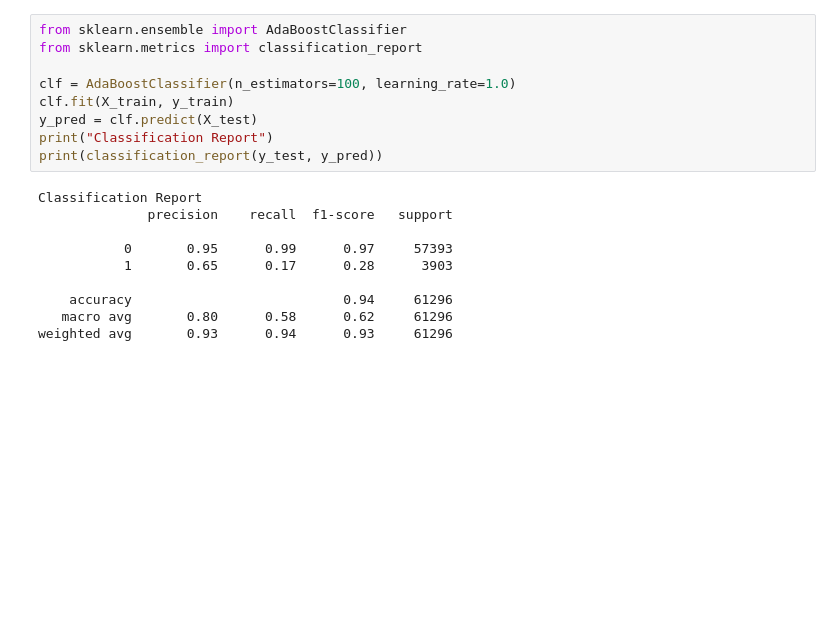
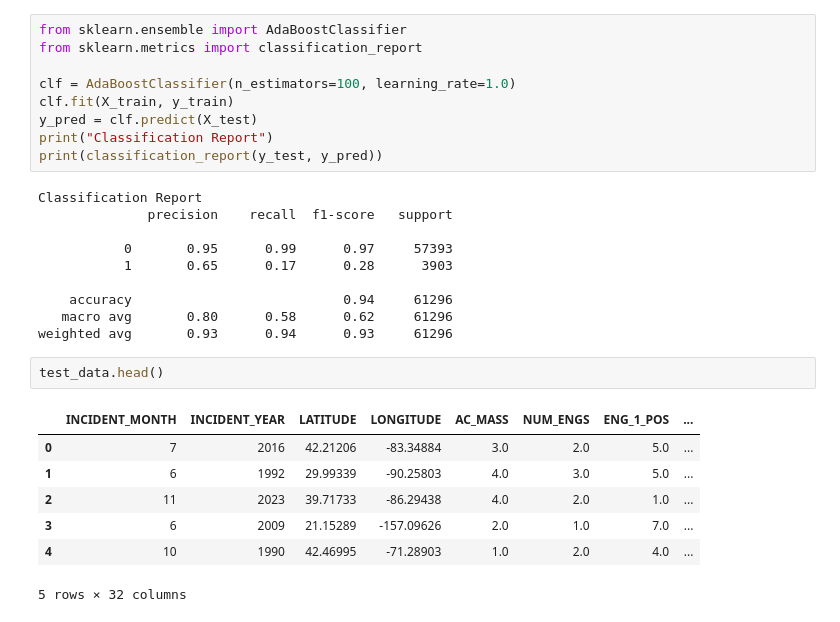
Before and after one commit to Brianna-Flo/CS-363M-Final-Project, a Jupyter notebook: final_project.ipynb, the cells around one changed output. Drawn from its saved outputs; the diff is of its cells as text; blank space fills up the shorter version.

```diff
--- a/final_project.ipynb
+++ b/final_project.ipynb
@@ -658,3 +751,13 @@ Classification Report
     accuracy                           0.94     61296
    macro avg       0.80      0.58      0.62     61296
 weighted avg       0.93      0.94      0.93     61296
+# %%
+test_data.head()
+# %% [output]
+|  | INCIDENT_MONTH | INCIDENT_YEAR | LATITUDE | LONGITUDE | AC_MASS | NUM_ENGS | ENG_1_POS | ... |
+| 0 | 7 | 2016 | 42.21206 | -83.34884 | 3.0 | 2.0 | 5.0 | ... |
+| 1 | 6 | 1992 | 29.99339 | -90.25803 | 4.0 | 3.0 | 5.0 | ... |
+| 2 | 11 | 2023 | 39.71733 | -86.29438 | 4.0 | 2.0 | 1.0 | ... |
+| 3 | 6 | 2009 | 21.15289 | -157.09626 | 2.0 | 1.0 | 7.0 | ... |
+| 4 | 10 | 1990 | 42.46995 | -71.28903 | 1.0 | 2.0 | 4.0 | ... |
+5 rows × 32 columns
```
Also changed, not shown: parts of 25 cells of this notebook.
